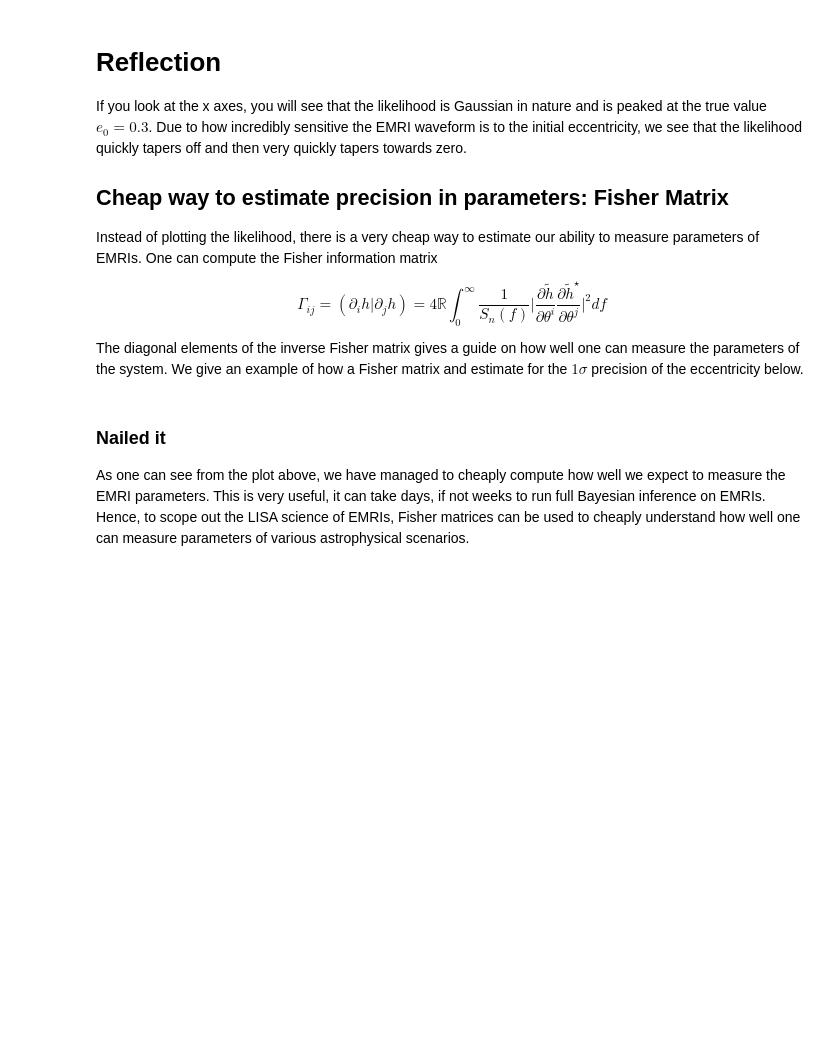
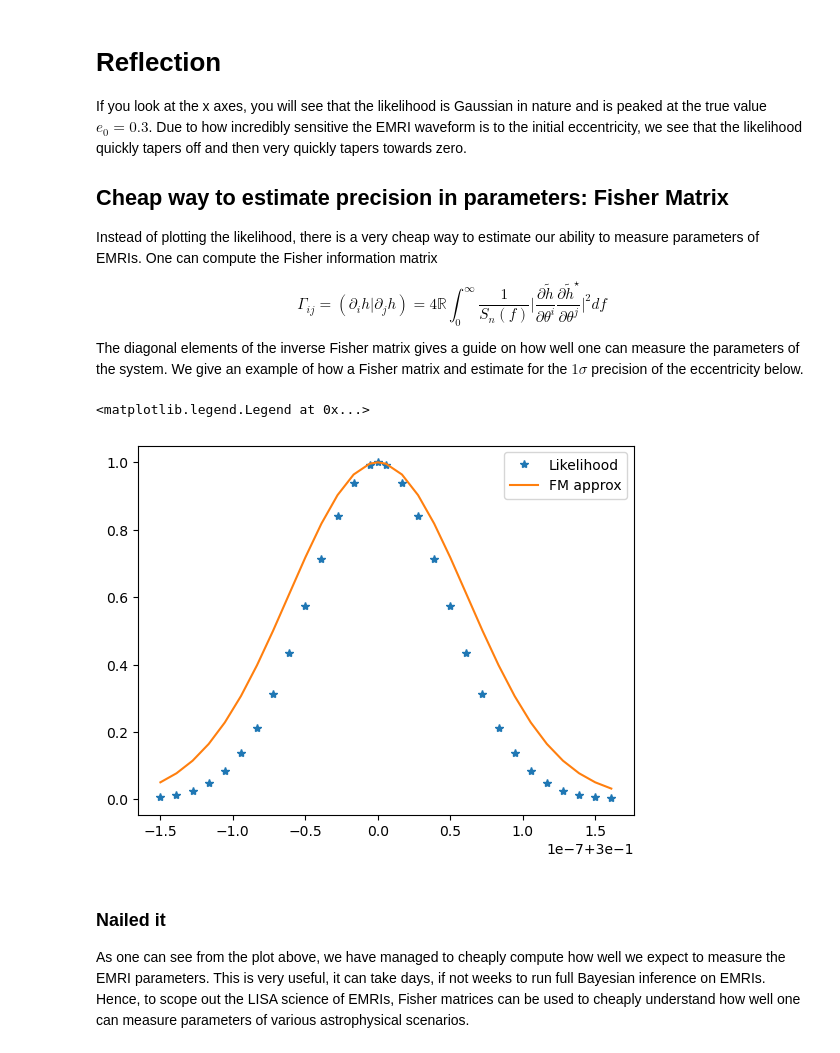
Before and after one commit to BertDepoorter/FEW-tutorial, a Jupyter notebook: GW_Workshop_Leuven.ipynb, the cells around one changed output. Cells and saved outputs as stored; diff of their text form; code cells hidden in the pictures; blank space fills up the shorter version.

```diff
--- a/GW_Workshop_Leuven.ipynb
+++ b/GW_Workshop_Leuven.ipynb
@@ -1335,27 +1349,27 @@ The diagonal elements of the inverse Fisher matrix gives a guide on how well one
 # %%
 de = 1e-7  # Set step size for numerical derivative
 
-wave_p = few_gen(M, mu, p0, e0 + de, theta, phi, dist=1.0, dt=dt, T=2)
-wave_m = few_gen(M, mu, p0, e0 - de, theta, phi, dist=1.0, dt=dt, T=2)
+wave_p = few_gen(M, mu, a, p0, e0 + de, 1.0, theta, phi, dist=1.0, dt=dt, T=2)
+wave_m = few_gen(M, mu, a, p0, e0 - de, 1.0, theta, phi, dist=1.0, dt=dt, T=2)
 deriv_wave = ((wave_p - wave_m) / (2*de)) # Compute Derivative
 
-deriv_wave_fft = xp.fft.rfft(deriv_wave)
+deriv_wave_fft = xp.fft.rfft(deriv_wave.real)
 
 gamma_ee = inner_product(deriv_wave.real,deriv_wave.real,dt)  # Just a scalar
 
 precision_e = gamma_ee**(-1/2) # Reciprocal and square root.
-
-# precision_e above is our approximate for the 1\sigma width of the likelihood
-# function.
 # %%
 # Let's check our result!
-precision_e_np = xp.asnumpy(precision_e)
+precision_e_np = precision_e
 
 approx_pdf = np.exp(-(e_range - e0)**2 / (2*precision_e_np**2))
 
-plt.plot(xp.asnumpy(e_range),np.exp(xp.asnumpy(llike_vec)),'*', label = 'Likelihood')
-plt.plot(xp.asnumpy(e_range),xp.asnumpy(approx_pdf), label = 'FM approx')
+plt.plot(e_range, np.exp(llike_vec), '*', label = 'Likelihood')
+plt.plot(e_range, approx_pdf, label = 'FM approx')
 plt.legend()
+# %% [output]
+<matplotlib.legend.Legend at 0x...>
+[figure, added]
 # %% [markdown]
 ### Nailed it
 
```
Also changed, not shown: parts of 20 cells of this notebook.
